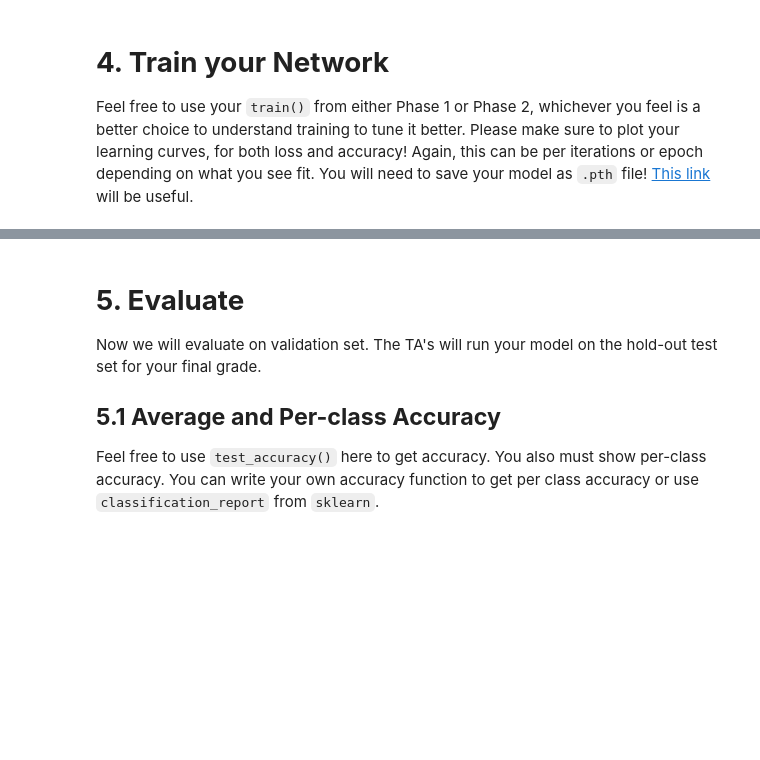
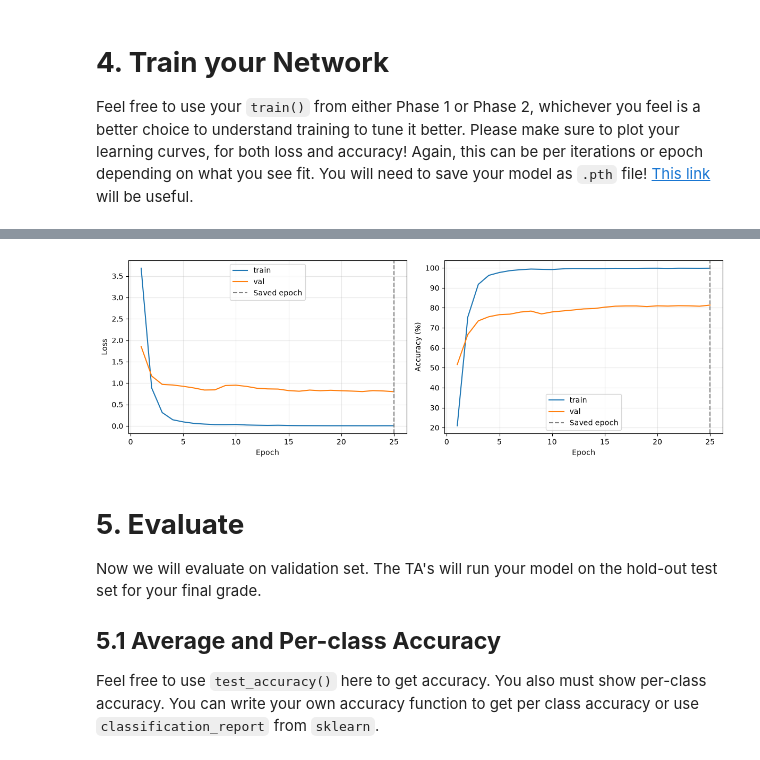
Before and after one commit to Noodles199/EEC_174Lab, a Jupyter notebook: Lab3/Phase_3.ipynb, the cells around one changed output, grey strips where cells are left out. Saved outputs shown, nothing was run; the diff lists cells and outputs as text; code cells hidden in the pictures; blank space fills up the shorter version.

```diff
--- a/Lab3/Phase_3.ipynb
+++ b/Lab3/Phase_3.ipynb
@@ -66,10 +338,34 @@ It is up to you to decide which model you use. You can create your own CNN or us
 You chose the loss function and optimizer.
 # %%
 # Loss Function
-''' TODO '''
-
+# Cross entropy takes raw scores and compares them with the correct class number.
+loss_function = nn.CrossEntropyLoss()
+# One epoch means going through all my training images once.
+num_epochs = 25
+# I stop if validation does not get better for this many epochs.
+patience = 7
+# The pretrained layers already know some useful image features.
+backbone_lr = 0.0001
+# The new final layer starts from scratch, so I let it learn faster.
+classifier_lr = 0.001
+# This gives large weights a small penalty to help reduce overfitting.
+weight_decay = 0.0001
 # Optimizer
-''' TODO '''
+# The old features get smaller updates than the new output layer.
+backbone = [p for name, p in vehicle_classifier.named_parameters()
+            if not name.startswith('fc.')]
+optimizer = torch.optim.AdamW([
+    {'params': backbone, 'lr': backbone_lr},
+    {'params': vehicle_classifier.fc.parameters(), 'lr': classifier_lr}
+], weight_decay=weight_decay)
+# Gradually lower the learning rates so later updates are smaller.
+scheduler = torch.optim.lr_scheduler.CosineAnnealingLR(optimizer, T_max=num_epochs)
+weights_path = results_dir / 'vehicle_classifier.pth'
+# Save the settings with the model so I can explain the actual run later.
+run_config = dict(model='resnet50', weights='IMAGENET1K_V2', epochs=num_epochs,
+    patience=patience, batch_size=batch_size, backbone_lr=backbone_lr,
+    classifier_lr=classifier_lr, weight_decay=weight_decay,
+    optimizer='AdamW', scheduler='CosineAnnealingLR', seed=SEED)
 # %% [markdown]
 # **4. Train your Network**
 
@@ -80,6 +481,21 @@ Feel free to use your `train()` from either Phase 1 or Phase 2, whichever you fe
 # %%
 # Plot learning curves
-''' TODO '''
+# Put loss and accuracy side by side so I can compare train and validation.
+epochs = range(1, len(history['train_loss']) + 1)
+fig, axes = plt.subplots(1, 2, figsize=(12, 4))
+for ax, metric, ylabel in zip(axes, ('loss', 'accuracy'), ('Loss', 'Accuracy (%)')):
+    for split in ('train', 'val'):
+        # Each point is the average for a full epoch.
+        ax.plot(epochs, history[f'{split}_{metric}'], label=split)
+    ax.axvline(history['best_epoch'], color='gray', linestyle='--', label='Saved epoch')
+    ax.set(xlabel='Epoch', ylabel=ylabel)
+    ax.legend()
+    ax.grid(alpha=0.3)
+fig.tight_layout()
+fig.savefig(results_dir / 'learning_curves.png', dpi=160)
+plt.show()
+# %% [output]
+[figure, added]
 # %% [markdown]
 # **5. Evaluate**
 
```
Also changed, not shown: parts of 13 cells of this notebook, 3 other files.
